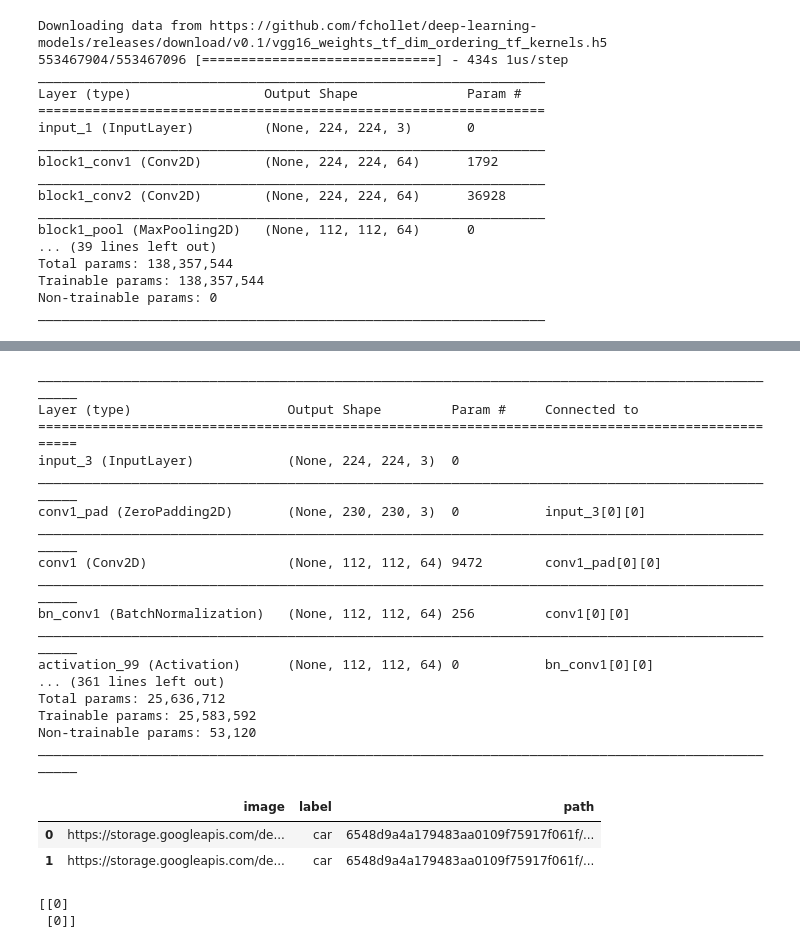
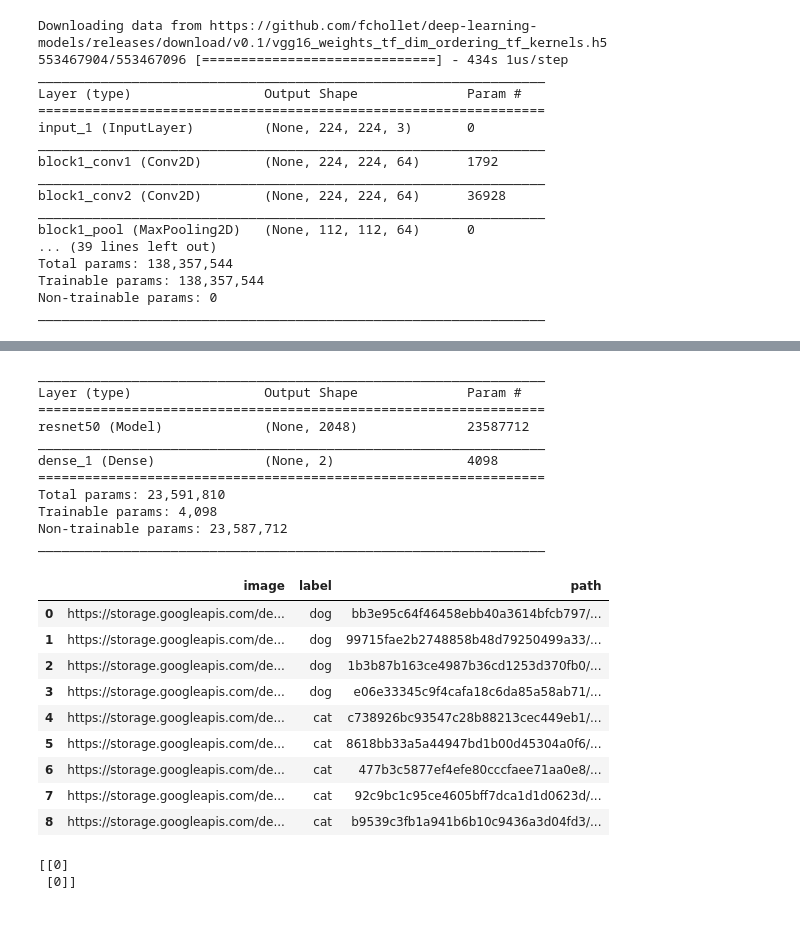
Before and after one commit to siddharthshah3030/hackinout-ai, a Jupyter notebook: notebooks/transferlearning.ipynb, the cells around one changed output, grey strips where cells are left out. Cells and saved outputs as stored; diff of their text form; code cells hidden in the pictures; blank space fills up the shorter version.

```diff
--- a/notebooks/transferlearning.ipynb
+++ b/notebooks/transferlearning.ipynb
@@ -176,46 +112,54 @@ resnet_weights_path = 'resnet50_weights_tf_dim_ordering_tf_kernels_notop.h5'
 # %%
 #Still not talking about our train/test data or any pre-processing.
 
-# model = Sequential()
+model = Sequential()
 
 # 1st layer as the lumpsum weights from resnet50_weights_tf_dim_ordering_tf_kernels_notop.h5
 # NOTE that this layer will be set below as NOT TRAINABLE, i.e., use it as is
-model = ResNet50(include_top = True, pooling = 'avg', weights = 'imagenet')
+model.add(ResNet50(include_top = False, pooling = 'avg', weights = 'imagenet'))
 
 # 2nd layer as Dense for 2-class classification, i.e., dog or cat using SoftMax activation
-# model.add(Dense(1, activation = 'sigmoid'))
+model.add(Dense(2, activation = 'sigmoid'))
 
 # Say not to train first layer (ResNet) model as it is already trained
-# model.layers[0].trainable = False
+model.layers[0].trainable = False
 model.summary()
 # %% [output]
-__________________________________________________________________________________________________
-Layer (type)                    Output Shape         Param #     Connected to
-==================================================================================================
-input_3 (InputLayer)            (None, 224, 224, 3)  0
-__________________________________________________________________________________________________
-conv1_pad (ZeroPadding2D)       (None, 230, 230, 3)  0           input_3[0][0]
-__________________________________________________________________________________________________
-conv1 (Conv2D)                  (None, 112, 112, 64) 9472        conv1_pad[0][0]
-__________________________________________________________________________________________________
-bn_conv1 (BatchNormalization)   (None, 112, 112, 64) 256         conv1[0][0]
-__________________________________________________________________________________________________
-activation_99 (Activation)      (None, 112, 112, 64) 0           bn_conv1[0][0]
-... (361 lines left out)
-Total params: 25,636,712
-Trainable params: 25,583,592
-Non-trainable params: 53,120
-__________________________________________________________________________________________________
+_________________________________________________________________
+Layer (type)                 Output Shape              Param #
+=================================================================
+resnet50 (Model)             (None, 2048)              23587712
+_________________________________________________________________
+dense_1 (Dense)              (None, 2)                 4098
+=================================================================
+Total params: 23,591,810
+Trainable params: 4,098
+Non-trainable params: 23,587,712
+_________________________________________________________________
-# %%
-## Data Generation + Storage
-
-df['path'] = df['image'].str.split('/').str[-2] + "/" + df['image'].str.split('/').str[-1]
-
-df
-# %% [output]
-|  | image | label | path |
-| 0 | https://storage.googleapis.com/de... | car | 6548d9a4a179483aa0109f75917f061f/... |
-| 1 | https://storage.googleapis.com/de... | car | 6548d9a4a179483aa0109f75917f061f/... |
+# %%
+## Data Generation + Storage
+
+# def replace_str(string):
+#         return string.replace('https://storage.googleapis.com/deployml/', '')
+
+# df['path'] = df['image'].apply(replace_str)
+
+df['path'] = df['image'].apply(lambda x: x.replace('https://storage.googleapis.com/deployml/', ''))
+
+
+
+df
+# %% [output]
+|  | image | label | path |
+| 0 | https://storage.googleapis.com/de... | dog | bb3e95c64f46458ebb40a3614bfcb797/... |
+| 1 | https://storage.googleapis.com/de... | dog | 99715fae2b2748858b48d79250499a33/... |
+| 2 | https://storage.googleapis.com/de... | dog | 1b3b87b163ce4987b36cd1253d370fb0/... |
+| 3 | https://storage.googleapis.com/de... | dog | e06e33345c9f4cafa18c6da85a58ab71/... |
+| 4 | https://storage.googleapis.com/de... | cat | c738926bc93547c28b88213cec449eb1/... |
+| 5 | https://storage.googleapis.com/de... | cat | 8618bb33a5a44947bd1b00d45304a0f6/... |
+| 6 | https://storage.googleapis.com/de... | cat | 477b3c5877ef4efe80cccfaee71aa0e8/... |
+| 7 | https://storage.googleapis.com/de... | cat | 92c9bc1c95ce4605bff7dca1d1d0623d/... |
+| 8 | https://storage.googleapis.com/de... | cat | b9539c3fb1a941b6b10c9436a3d04fd3/... |
 # %%
 import os
 
```
Also changed, not shown: parts of 6 cells of this notebook, 5 other files.
